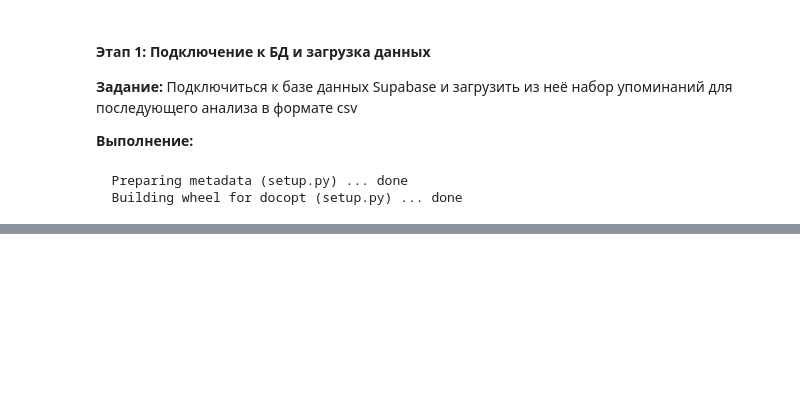
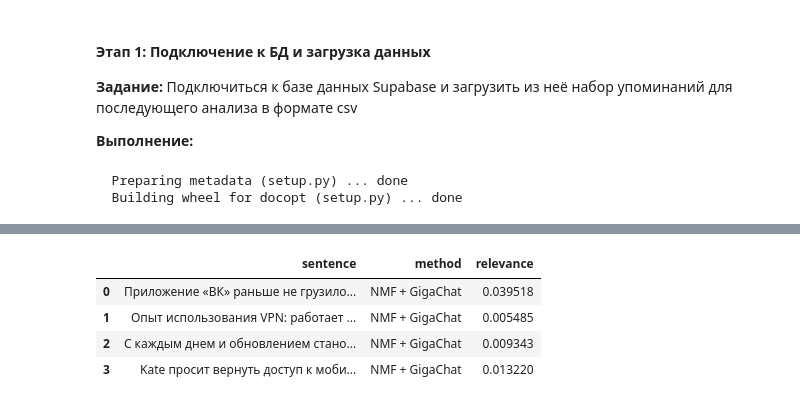
Before and after one commit to Ivan-Gaifiev/Course-work-and-Project-3rd-year-23CST-6, a Jupyter notebook: Reputation_analysis_topics_cloud.ipynb, the cells around one changed output, grey strips where cells are left out. Drawn from its saved outputs; the diff is of its cells as text; code cells hidden in the pictures; blank space fills up the shorter version.

Commit message:
Updates in topic modelling and word cloud

```diff
--- a/Reputation_analysis_topics_cloud.ipynb
+++ b/Reputation_analysis_topics_cloud.ipynb
@@ -53,3 +55,5 @@ from natasha import (
+# %%
+company_id = 1
 # %%
 # Loading data
 def mount_file():
@@ -189,0 +368,67 @@ Notes:
+# %%
+# Summarization
+
+giga = GigaChat(
+    credentials="MDE5ZTQ2MDAtMzk1MC03MTAwLWJlOGQtZTgyYmNmOTk5MGYwOjMwZDlhY2MwLTllNGItNDZmNy1hY2QwLTE2MjYxYzVlODY5Yw==",
+    verify_ssl_certs=False
+)
+
+def gigachat_summarize_topic(words):
+
+    if not words:
+        return "Неопределённая тема"
+
+    prompt = (
+        "Сформулируй короткое осмысленное предложение на русском языке.\n"
+        "Это название темы пользовательских отзывов.\n"
+        "Максимум 12-15 слов.\n"
+        "Сформулируй исключительно предложение без добавления в начале 'отзывы'.\n\n"
+        f"Ключевые слова: {', '.join(words)}"
+    )
+
+    response = giga.chat(
+        {
+            "messages": [
+                {
+                    "role": "system",
+                    "content": "Ты превращаешь ключевые слова в понятные темы."
+                },
+                {
+                    "role": "user",
+                    "content": prompt
+                }
+            ],
+            "temperature": 0.3,
+            "max_tokens": 60
+        }
+    )
+
+    return response.choices[0].message.content.strip()
+
+import pandas as pd
+
+def build_topics_dataframe(nmf_result, method="NMF + GigaChat"):
+    rows = []
+
+    for i, topic_words in enumerate(nmf_result["topics"]):
+
+        sentence = gigachat_summarize_topic(topic_words)
+
+        relevance = nmf_result.get(
+            "per_topic_coherence",
+            [0.8] * len(nmf_result["topics"])
+        )[i]
+
+        rows.append({
+            "sentence": sentence.strip('"'),
+            "method": method,
+            "relevance": float(relevance)
+        })
+
+    return pd.DataFrame(rows)
+
+nmf_result = nmf_topic_model(df, n_topics = 4, n_words = 6)
+nmf_result
+df_nmf_summ = build_topics_dataframe(nmf_result, method="NMF + GigaChat")
+df_nmf_summ
+# %% [output]
@@ -190 +437,6 @@ Notes:
+|  | sentence | method | relevance |
+| 0 | Приложение «ВК» раньше не грузило... | NMF + GigaChat | 0.039518 |
+| 1 | Опыт использования VPN: работает ... | NMF + GigaChat | 0.005485 |
+| 2 | С каждым днем и обновлением стано... | NMF + GigaChat | 0.009343 |
+| 3 | Kate просит вернуть доступ к моби... | NMF + GigaChat | 0.013220 |
 # %%
```
Also changed, not shown: parts of 17 cells of this notebook.
